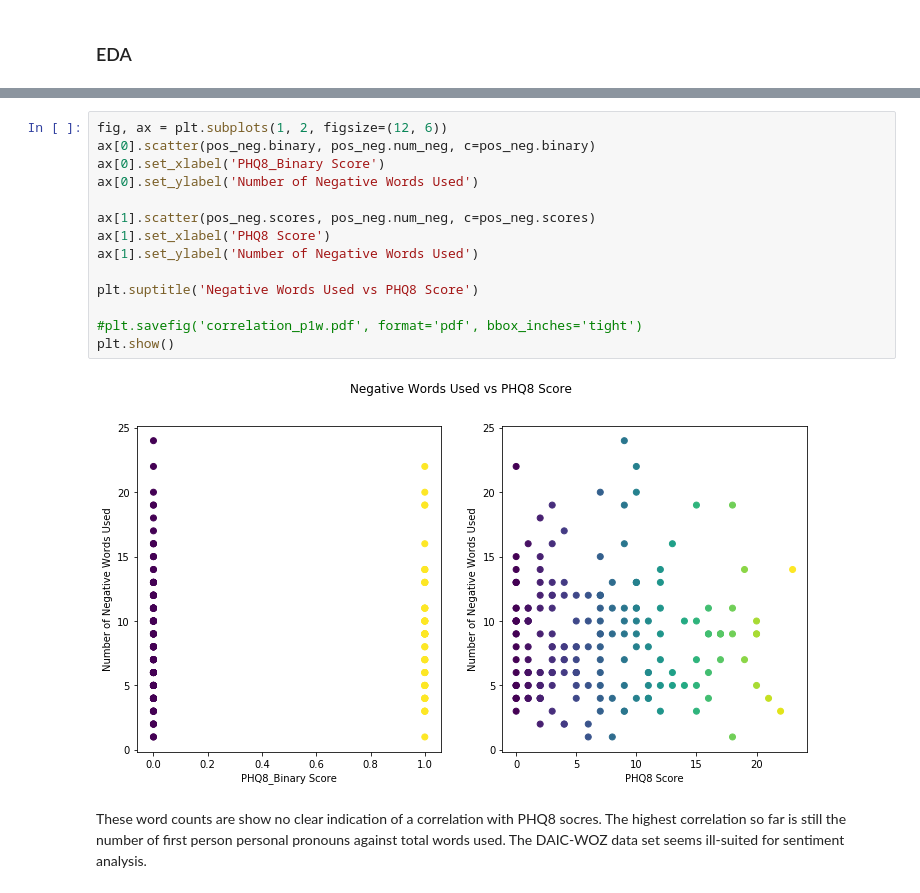
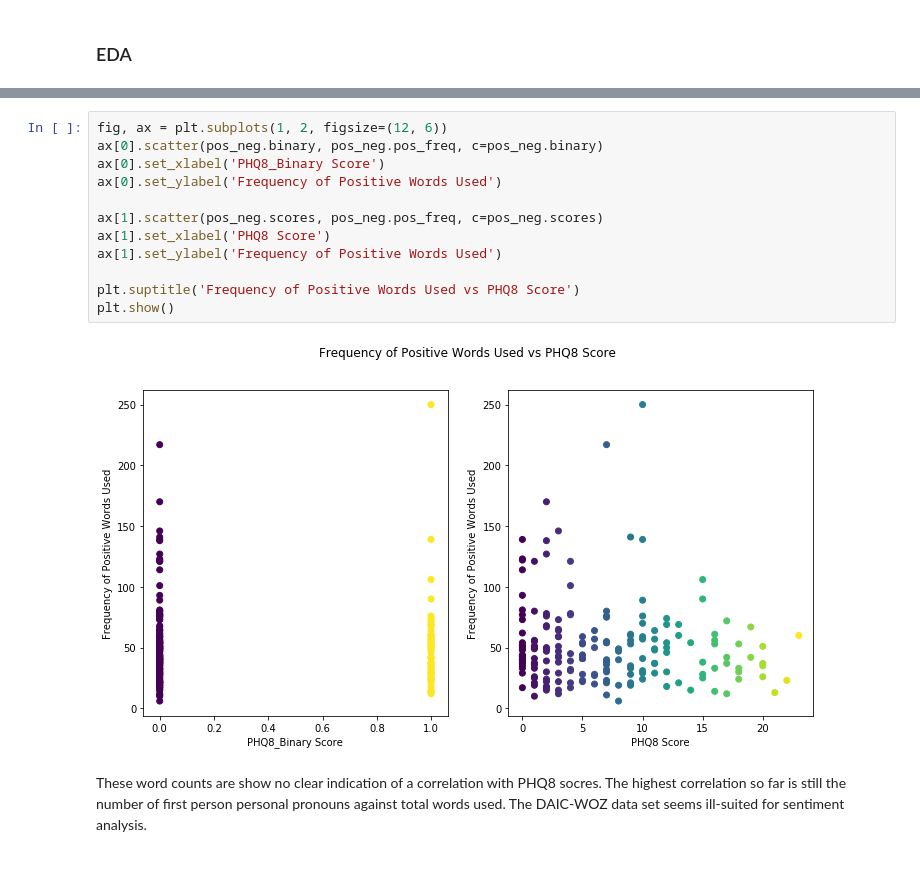
Before and after one commit to Jakidxav/DAIC_WOZ_NLP, a Jupyter notebook: training_scripts/pos_neg_word_counts_eda.ipynb, the cells around one changed output, grey strips where cells are left out. Saved outputs shown, nothing was run; the diff lists cells and outputs as text.

Commit message:
updating positive and negative word counts/frequnecy generation script and EDA notebook

```diff
--- a/training_scripts/pos_neg_word_counts_eda.ipynb
+++ b/training_scripts/pos_neg_word_counts_eda.ipynb
@@ -68,18 +68,16 @@ plt.show()
 # %%
 fig, ax = plt.subplots(1, 2, figsize=(12, 6))
-ax[0].scatter(pos_neg.binary, pos_neg.num_neg, c=pos_neg.binary)
+ax[0].scatter(pos_neg.binary, pos_neg.pos_freq, c=pos_neg.binary)
 ax[0].set_xlabel('PHQ8_Binary Score')
-ax[0].set_ylabel('Number of Negative Words Used')
+ax[0].set_ylabel('Frequency of Positive Words Used')
 
-ax[1].scatter(pos_neg.scores, pos_neg.num_neg, c=pos_neg.scores)
+ax[1].scatter(pos_neg.scores, pos_neg.pos_freq, c=pos_neg.scores)
 ax[1].set_xlabel('PHQ8 Score')
-ax[1].set_ylabel('Number of Negative Words Used')
+ax[1].set_ylabel('Frequency of Positive Words Used')
 
-plt.suptitle('Negative Words Used vs PHQ8 Score')
-
-#plt.savefig('correlation_p1w.pdf', format='pdf', bbox_inches='tight')
+plt.suptitle('Frequency of Positive Words Used vs PHQ8 Score')
 plt.show()
 # %% [output]
-[figure, old version]
+[figure, new version]
 # %% [markdown]
 These word counts are show no clear indication of a correlation with PHQ8 socres. The highest correlation so far is still the number of first person personal pronouns against total words used. The DAIC-WOZ data set seems ill-suited for sentiment analysis.
```
Also changed, not shown: parts of 4 cells of this notebook.
